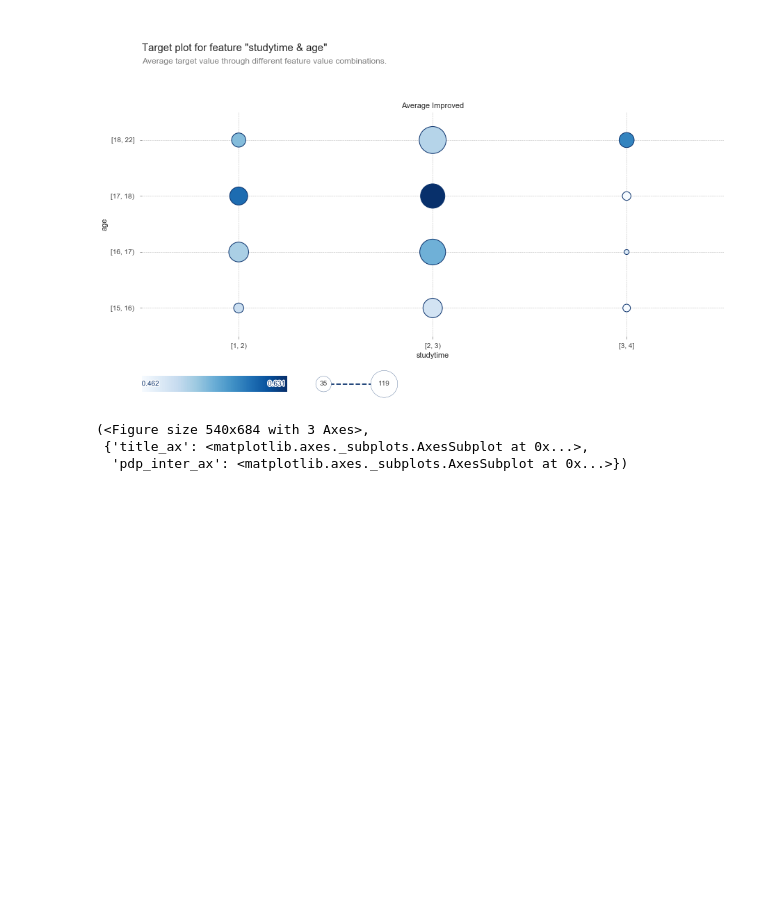
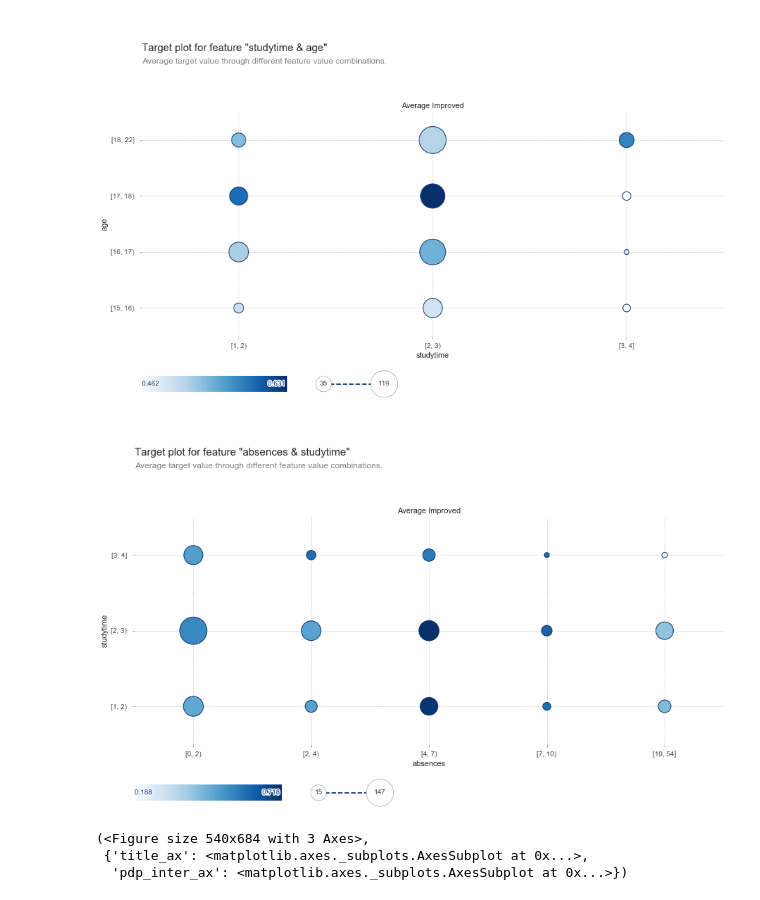
Before and after one commit to bloominstituteoftechnology/DS-Unit-2-Applied-Modeling, a Jupyter notebook: module4-model-interpretation/LS_DS_234_assignment.ipynb, the cells around one changed output. Saved outputs shown, nothing was run; the diff lists cells and outputs as text; code cells hidden in the pictures; blank space fills up the shorter version.

```diff
--- a/module4-model-interpretation/LS_DS_234_assignment.ipynb
+++ b/module4-model-interpretation/LS_DS_234_assignment.ipynb
@@ -186,6 +186,14 @@ info_plots.target_plot_interact(pdpdf, features=pdpfeatures, feature_names=pdpfe
 plt.savefig('Target_Plot_Interactions_Studytime_Age.png')
 # %% [output]
 [figure]
+# %%
+pdpfeatures = ['absences', 'studytime']
+
+info_plots.target_plot_interact(pdpdf, features=pdpfeatures, feature_names=pdpfeatures, target=target)
+
+plt.savefig('Target_Plot_Interactions_Studytime_Age.png')
+# %% [output]
+[figure, added]
 # %%
 inter = pdp.pdp_interact(
     model=pipe,
```
Also changed, not shown: parts of 2 cells of this notebook.
